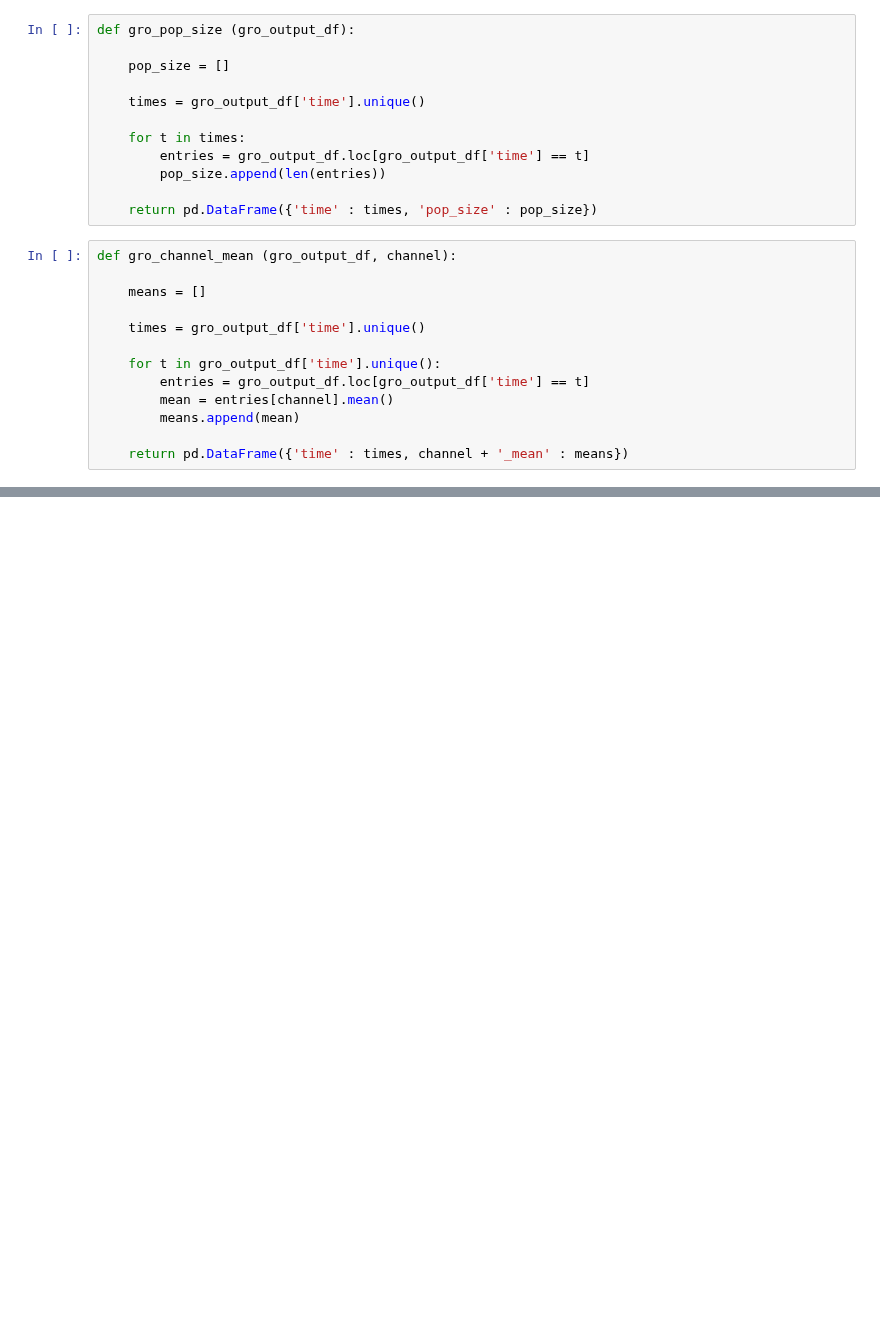
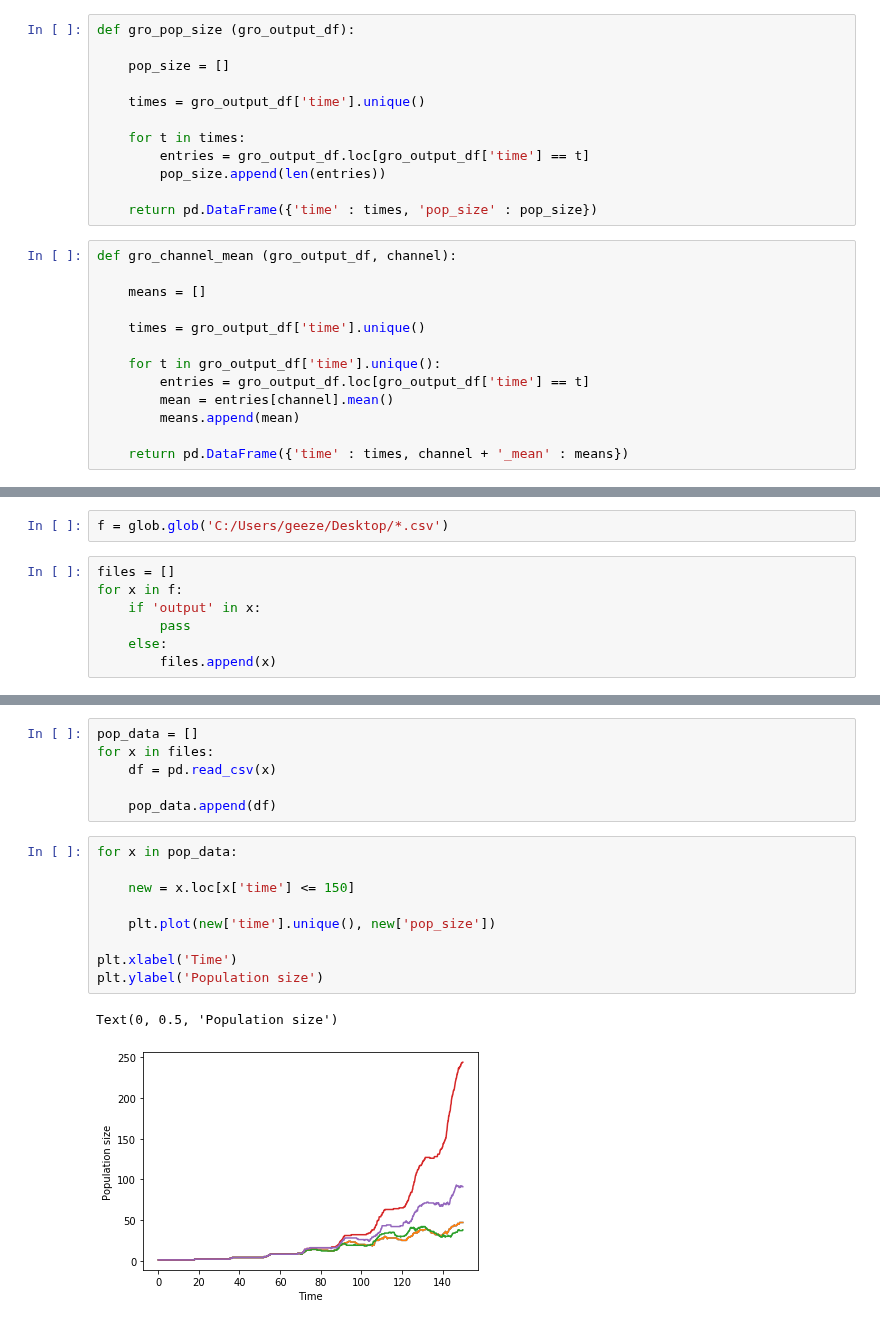
Before and after one commit to geezerbriefs/xpspython, a Jupyter notebook: simulation/look at gro output.ipynb, the cells around one changed output, grey strips where cells are left out. Saved outputs shown, nothing was run; the diff lists cells and outputs as text; blank space fills up the shorter version.

```diff
--- a/simulation/look at gro output.ipynb
+++ b/simulation/look at gro output.ipynb
@@ -88,0 +82,9 @@ plt.plot(df['time'].unique(), pop_size)
+# %%
+f = glob.glob('C:/Users/geeze/Desktop/*.csv')
+# %%
+files = []
+for x in f:
+    if 'output' in x:
+        pass
+    else:
+        files.append(x)
@@ -88,0 +99,18 @@ plt.plot(df['time'].unique(), pop_size)
+# %%
+pop_data = []
+for x in files:
+    df = pd.read_csv(x)
+
+    pop_data.append(df)
+# %%
+for x in pop_data:
+
+    new = x.loc[x['time'] <= 150]
+
+    plt.plot(new['time'].unique(), new['pop_size'])
+
+plt.xlabel('Time')
+plt.ylabel('Population size')
+# %% [output]
+Text(0, 0.5, 'Population size')
+[figure, added]
```
Also changed, not shown: parts of 10 cells of this notebook, 9 other files.
